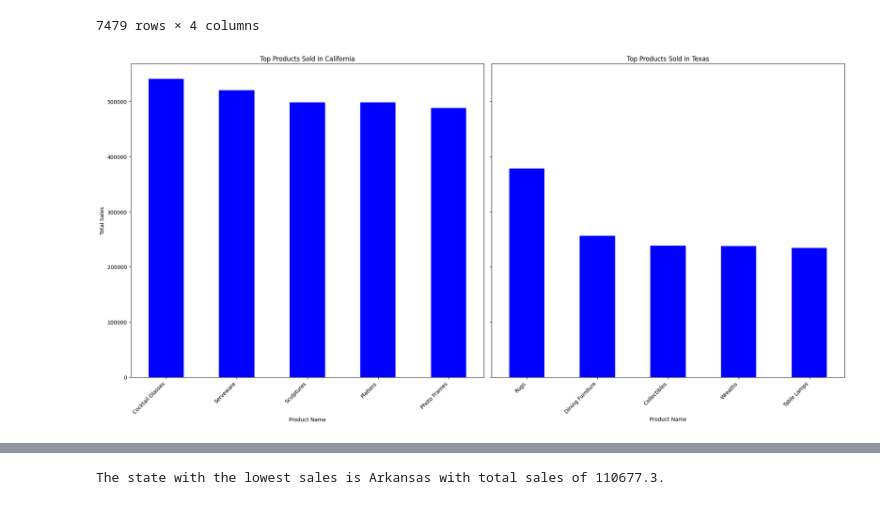
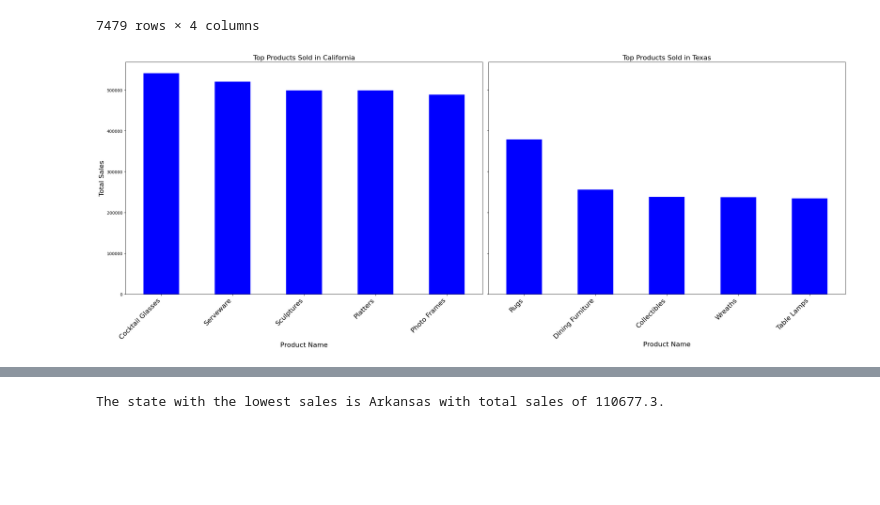
Before and after one commit to NSinha025/ZDS-Mock-Project, a Jupyter notebook: Sales_Order_Sheet_X_Store_Locations_Sheet.ipynb, the cells around one changed output, grey strips where cells are left out. Drawn from its saved outputs; the diff is of its cells as text; code cells hidden in the pictures; blank space fills up the shorter version.

Commit message:
Sizes of Images increased

```diff
--- a/Sales_Order_Sheet_X_Store_Locations_Sheet.ipynb
+++ b/Sales_Order_Sheet_X_Store_Locations_Sheet.ipynb
@@ -471,30 +471,30 @@ temp_df
 # %%
 state_sales = loc_en_dataset6.groupby('State_x')['Total Price'].sum()
 
 # Step 2: Identify the top two states by total sales
 top_2_states = state_sales.nlargest(2).index
 
 # Step 3: Filter the dataset for the top two states
 top_2_states_data = loc_en_dataset6[loc_en_dataset6['State_x'].isin(top_2_states)]
 
 # Step 4: Calculate total sales for each product in each of the top two states
 product_sales_in_top_2_states = top_2_states_data.groupby(['Product Name', 'State_x'])['Total Price'].sum().unstack(fill_value=0)
 
 # Step 5: Plot the insights in separate graphs for each state
-fig, axes = plt.subplots(1, 2, figsize=(20, 10), sharey=True)
+fig, axes = plt.subplots(1, 2, figsize=(25, 10), sharey=True)
 
 for i, state in enumerate(top_2_states):
     # Get the sales data for the current state
     state_product_sales = product_sales_in_top_2_states[state].nlargest(5)
 
     # Plot the sales data
     state_product_sales.plot(kind='bar', ax=axes[i], color='blue')
-    axes[i].set_title(f'Top Products Sold in {state}')
-    axes[i].set_xlabel('Product Name')
-    axes[i].set_ylabel('Total Sales')
-    axes[i].set_xticklabels(state_product_sales.index, rotation=45, ha='right')
+    axes[i].set_title(f'Top Products Sold in {state}', fontsize=16)
+    axes[i].set_xlabel('Product Name', fontsize=16)
+    axes[i].set_ylabel('Total Sales', fontsize=16)
+    axes[i].set_xticklabels(state_product_sales.index, rotation=45, ha='right', fontsize=16)
 
 plt.tight_layout()
 plt.show()
 # %% [output]
-[figure, old version]
+[figure, new version]
```
Also changed, not shown: parts of 4 cells of this notebook.
